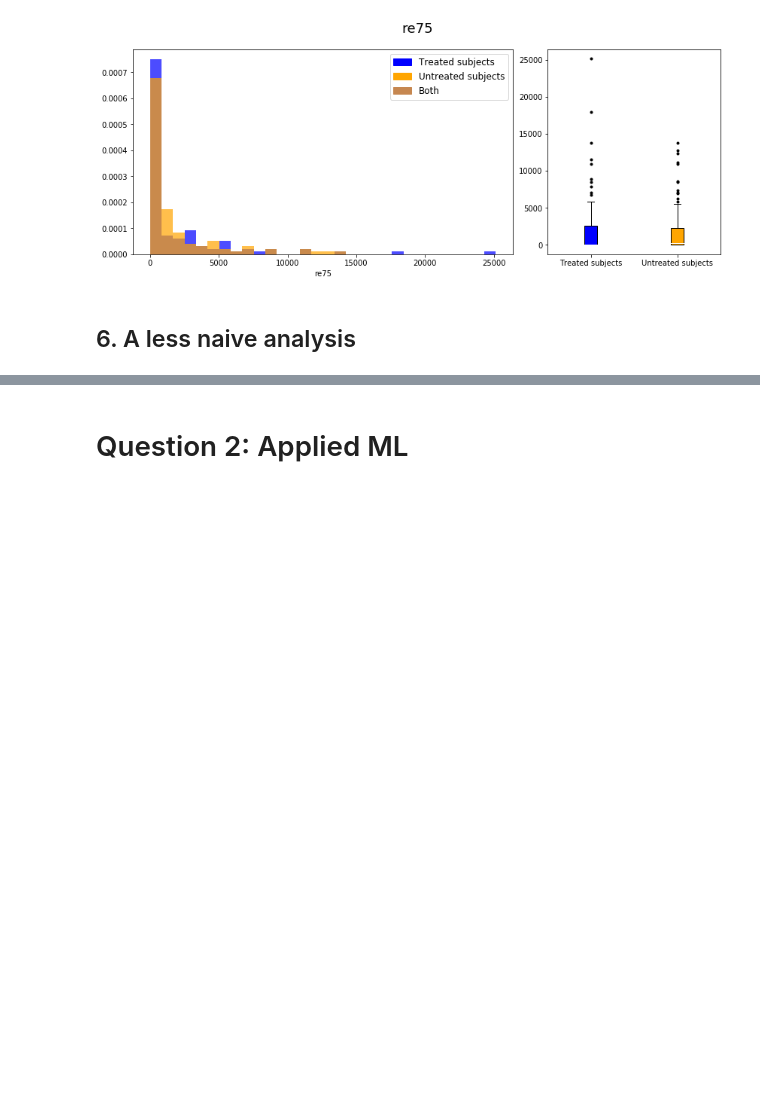
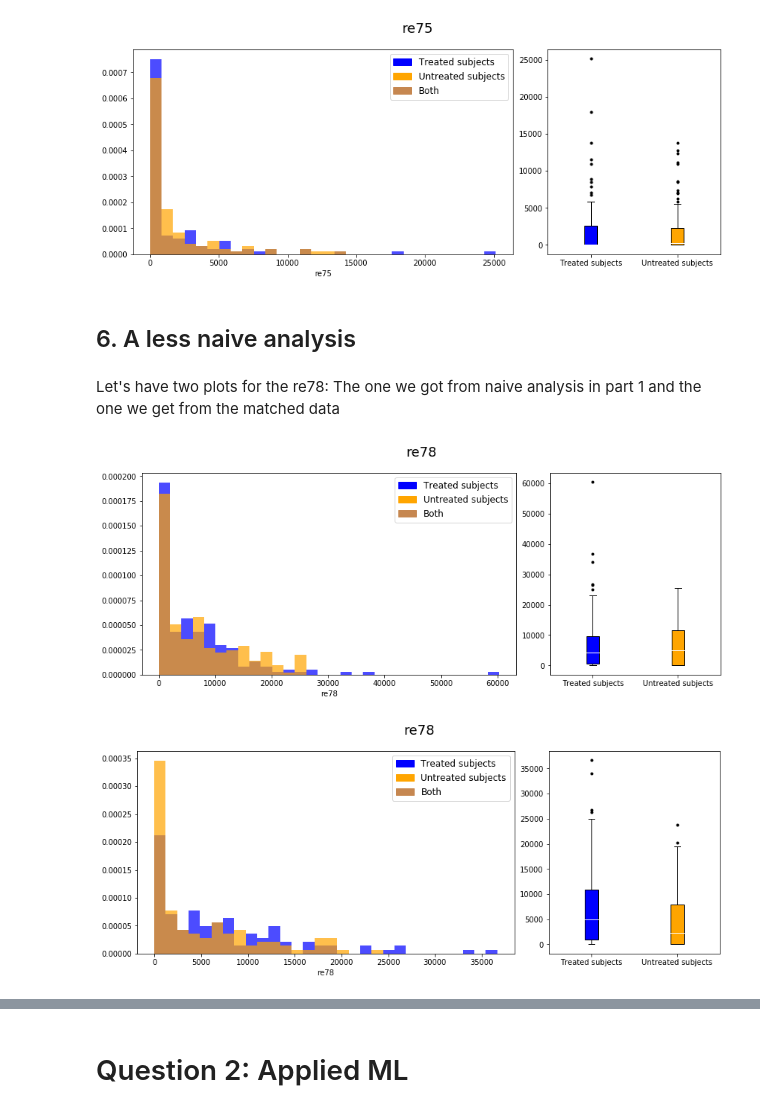
Before and after one commit to brunowicht/ada_project, a Jupyter notebook: 04 - Applied ML/Homework4.ipynb, the cells around one changed output, grey strips where cells are left out. Cells and saved outputs as stored; diff of their text form; code cells hidden in the pictures; blank space fills up the shorter version.

Commit message:
part 1.6 done

```diff
--- a/04 - Applied ML/Homework4.ipynb
+++ b/04 - Applied ML/Homework4.ipynb
@@ -426,3 +426,11 @@ for col in cts_features:
 [figure]
 # %% [markdown]
 ## 6. A less naive analysis
+# %% [markdown]
+Let's have two plots for the re78: The one we got from naive analysis in part 1 and the one we get from the matched data
+# %%
+plot_feature_hist('re78', data)
+plot_feature_hist('re78', matched)
+# %% [output]
+[figure, added]
+[figure, added]
```
Also changed, not shown: parts of 8 cells of this notebook.
